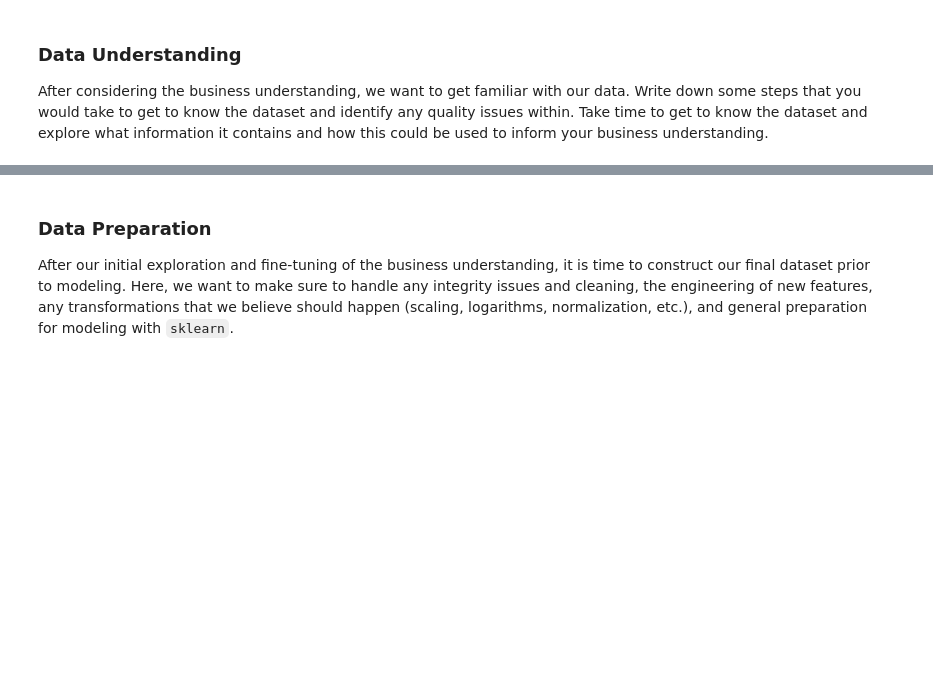
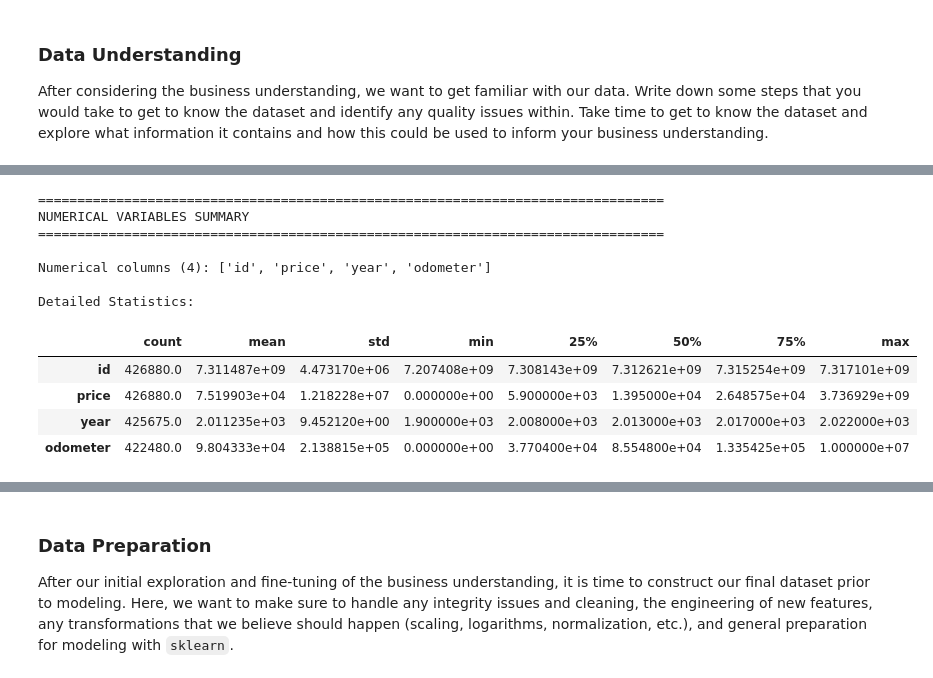
Before and after one commit to karthikiyerrrr/KBI-Practical-Applications, a Jupyter notebook: assignment11_1/prompt_II.ipynb, the cells around one changed output, grey strips where cells are left out. Cells and saved outputs as stored; diff of their text form; code cells hidden in the pictures; blank space fills up the shorter version.

```diff
--- a/assignment11_1/prompt_II.ipynb
+++ b/assignment11_1/prompt_II.ipynb
@@ -33,0 +166,24 @@ After considering the business understanding, we want to get familiar with our d
+# %%
+# Numerical variables summary
+print("=" * 80)
+print("NUMERICAL VARIABLES SUMMARY")
+print("=" * 80)
+
+numerical_cols = vehicles.select_dtypes(include=[np.number]).columns
+print(f"\nNumerical columns ({len(numerical_cols)}): {list(numerical_cols)}")
+
+print("\nDetailed Statistics:")
+display(vehicles[numerical_cols].describe().T)
+# %% [output]
+================================================================================
+NUMERICAL VARIABLES SUMMARY
+================================================================================
+
+Numerical columns (4): ['id', 'price', 'year', 'odometer']
+
+Detailed Statistics:
+|  | count | mean | std | min | 25% | 50% | 75% | max |
+| id | 426880.0 | 7.311487e+09 | 4.473170e+06 | 7.207408e+09 | 7.308143e+09 | 7.312621e+09 | 7.315254e+09 | 7.317101e+09 |
+| price | 426880.0 | 7.519903e+04 | 1.218228e+07 | 0.000000e+00 | 5.900000e+03 | 1.395000e+04 | 2.648575e+04 | 3.736929e+09 |
+| year | 425675.0 | 2.011235e+03 | 9.452120e+00 | 1.900000e+03 | 2.008000e+03 | 2.013000e+03 | 2.017000e+03 | 2.022000e+03 |
+| odometer | 422480.0 | 9.804333e+04 | 2.138815e+05 | 0.000000e+00 | 3.770400e+04 | 8.554800e+04 | 1.335425e+05 | 1.000000e+07 |
```
Also changed, not shown: parts of 13 cells of this notebook.
